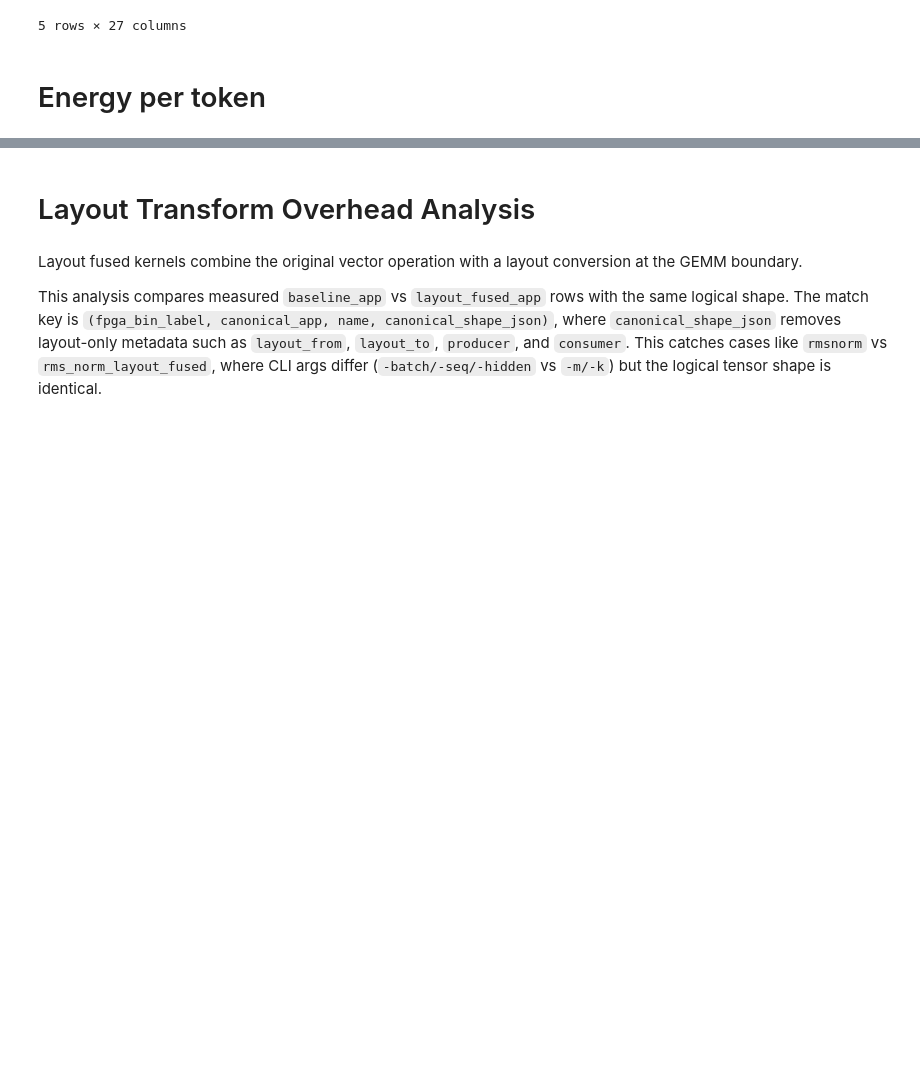
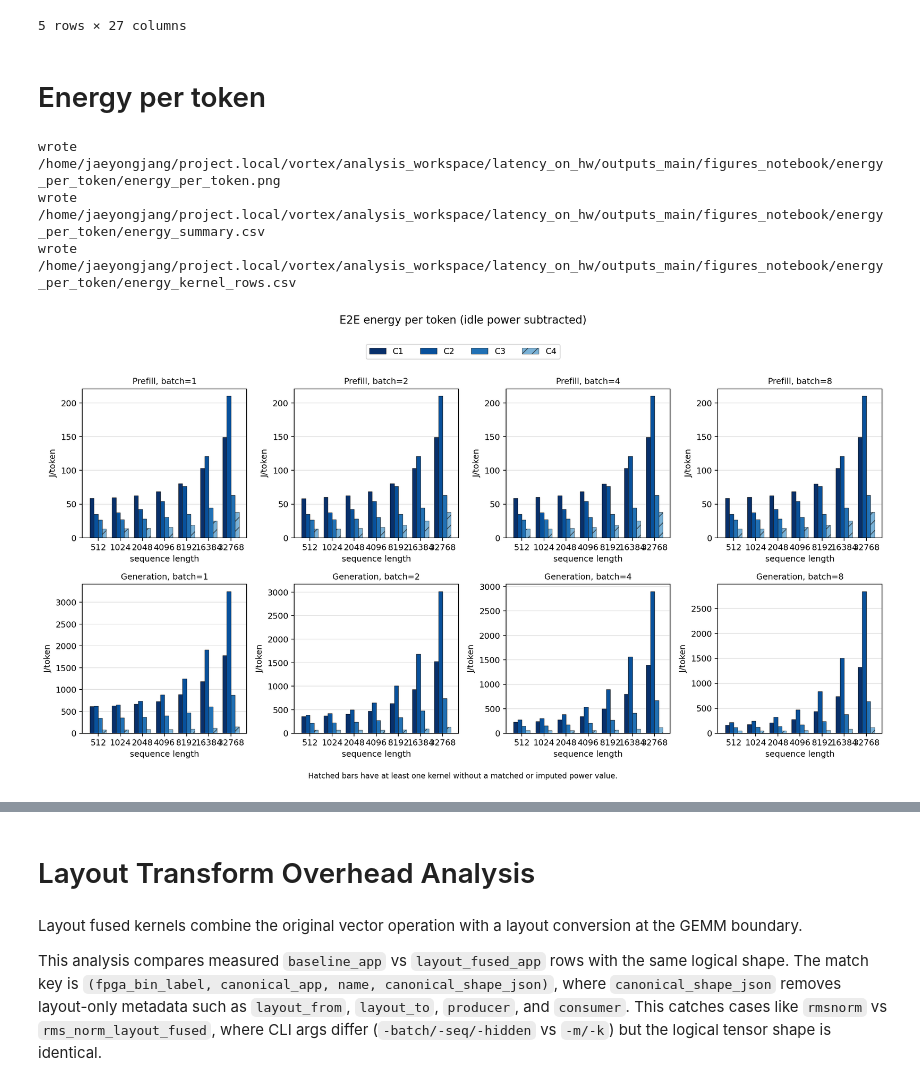
Before and after one commit to jang1664/vortex, a Jupyter notebook: analysis_workspace/latency_on_hw/plot.ipynb, the cells around one changed output, grey strips where cells are left out. Cells and saved outputs as stored; diff of their text form; code cells hidden in the pictures; blank space fills up the shorter version.

Commit message:
update plot.ipynb for jule per tokens

```diff
--- a/analysis_workspace/latency_on_hw/plot.ipynb
+++ b/analysis_workspace/latency_on_hw/plot.ipynb
@@ -426,4 +424,37 @@ wrote /home/jaeyongjang/project.local/vortex/analysis_workspace/latency_on_hw/ou
 # %% [markdown]
 # Energy per token
 # %%
-# energy per token
+# Energy per token
+if str(LATENCY_DIR) not in sys.path:
+    sys.path.insert(0, str(LATENCY_DIR))
+
+from energy_per_token import plot_energy_per_token
+
+ENERGY_IDLE_POWER_W = FPGA_IDLE_POWER
+INCLUDE_IDLE_POWER = False
+ENERGY_OUT_DIR = LATENCY_DIR / "outputs_main" / "figures_notebook" / "energy_per_token"
+
+if "main_all_result" not in globals():
+    raise RuntimeError("Run the main_all latency plot cell before the energy-per-token cell.")
+
+energy_result = plot_energy_per_token(
+    main_all_result,
+    raw_dbs=RAW_DBS_OUTPUT_MAIN,
+    out_dir=ENERGY_OUT_DIR,
+    idle_power_w=ENERGY_IDLE_POWER_W,
+    include_idle_power=INCLUDE_IDLE_POWER,
+    title="E2E energy per token",
+    label_maps=plot_label_maps(include_c4_alone=False),
+    value_orders=VALUE_ORDERS,
+    palette=BAR_PALETTE,
+)
+print(f"wrote {energy_result.figure_path}")
+print(f"wrote {energy_result.summary_csv}")
+print(f"wrote {energy_result.rows_csv}")
+display(Image(filename=str(energy_result.figure_path)))
+energy_result.summary.head()
+# %% [output]
+wrote /home/jaeyongjang/project.local/vortex/analysis_workspace/latency_on_hw/outputs_main/figures_notebook/energy_per_token/energy_per_token.png
+wrote /home/jaeyongjang/project.local/vortex/analysis_workspace/latency_on_hw/outputs_main/figures_notebook/energy_per_token/energy_summary.csv
+wrote /home/jaeyongjang/project.local/vortex/analysis_workspace/latency_on_hw/outputs_main/figures_notebook/energy_per_token/energy_kernel_rows.csv
+[figure, added]
```
Also changed, not shown: parts of 2 cells of this notebook, 3 other files.
